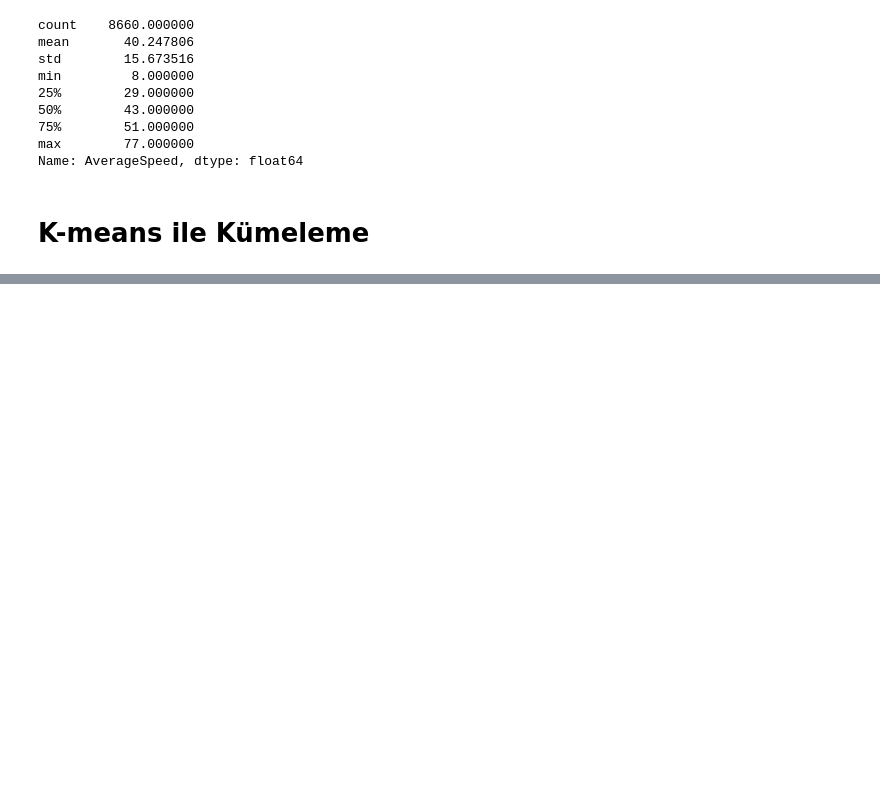
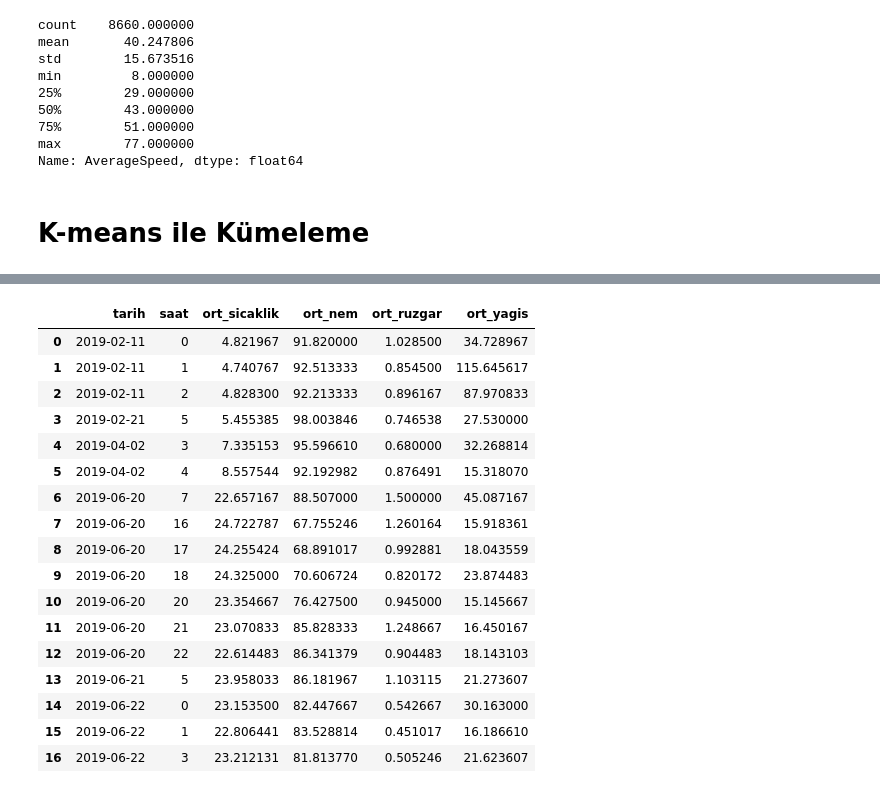
Before and after one commit to mdurmuss/data-engineering-final-project, a Jupyter notebook: main.ipynb, the cells around one changed output, grey strips where cells are left out. Drawn from its saved outputs; the diff is of its cells as text; code cells hidden in the pictures; blank space fills up the shorter version.

```diff
--- a/main.ipynb
+++ b/main.ipynb
@@ -373,0 +421,23 @@ Name: AverageSpeed, dtype: float64
+# %%
+rain_df = pd.read_csv("./ETL/saatlik_ortalamalar.csv", sep=";")
+# %%
+rain_df.loc[rain_df.ort_yagis > 15].reset_index(drop=True)
+# %% [output]
+|  | tarih | saat | ort_sicaklik | ort_nem | ort_ruzgar | ort_yagis |
+| 0 | 2019-02-11 | 0 | 4.821967 | 91.820000 | 1.028500 | 34.728967 |
+| 1 | 2019-02-11 | 1 | 4.740767 | 92.513333 | 0.854500 | 115.645617 |
+| 2 | 2019-02-11 | 2 | 4.828300 | 92.213333 | 0.896167 | 87.970833 |
+| 3 | 2019-02-21 | 5 | 5.455385 | 98.003846 | 0.746538 | 27.530000 |
+| 4 | 2019-04-02 | 3 | 7.335153 | 95.596610 | 0.680000 | 32.268814 |
+| 5 | 2019-04-02 | 4 | 8.557544 | 92.192982 | 0.876491 | 15.318070 |
+| 6 | 2019-06-20 | 7 | 22.657167 | 88.507000 | 1.500000 | 45.087167 |
+| 7 | 2019-06-20 | 16 | 24.722787 | 67.755246 | 1.260164 | 15.918361 |
+| 8 | 2019-06-20 | 17 | 24.255424 | 68.891017 | 0.992881 | 18.043559 |
+| 9 | 2019-06-20 | 18 | 24.325000 | 70.606724 | 0.820172 | 23.874483 |
+| 10 | 2019-06-20 | 20 | 23.354667 | 76.427500 | 0.945000 | 15.145667 |
+| 11 | 2019-06-20 | 21 | 23.070833 | 85.828333 | 1.248667 | 16.450167 |
+| 12 | 2019-06-20 | 22 | 22.614483 | 86.341379 | 0.904483 | 18.143103 |
+| 13 | 2019-06-21 | 5 | 23.958033 | 86.181967 | 1.103115 | 21.273607 |
+| 14 | 2019-06-22 | 0 | 23.153500 | 82.447667 | 0.542667 | 30.163000 |
+| 15 | 2019-06-22 | 1 | 22.806441 | 83.528814 | 0.451017 | 16.186610 |
+| 16 | 2019-06-22 | 3 | 23.212131 | 81.813770 | 0.505246 | 21.623607 |
```
Also changed, not shown: parts of 14 cells of this notebook.
